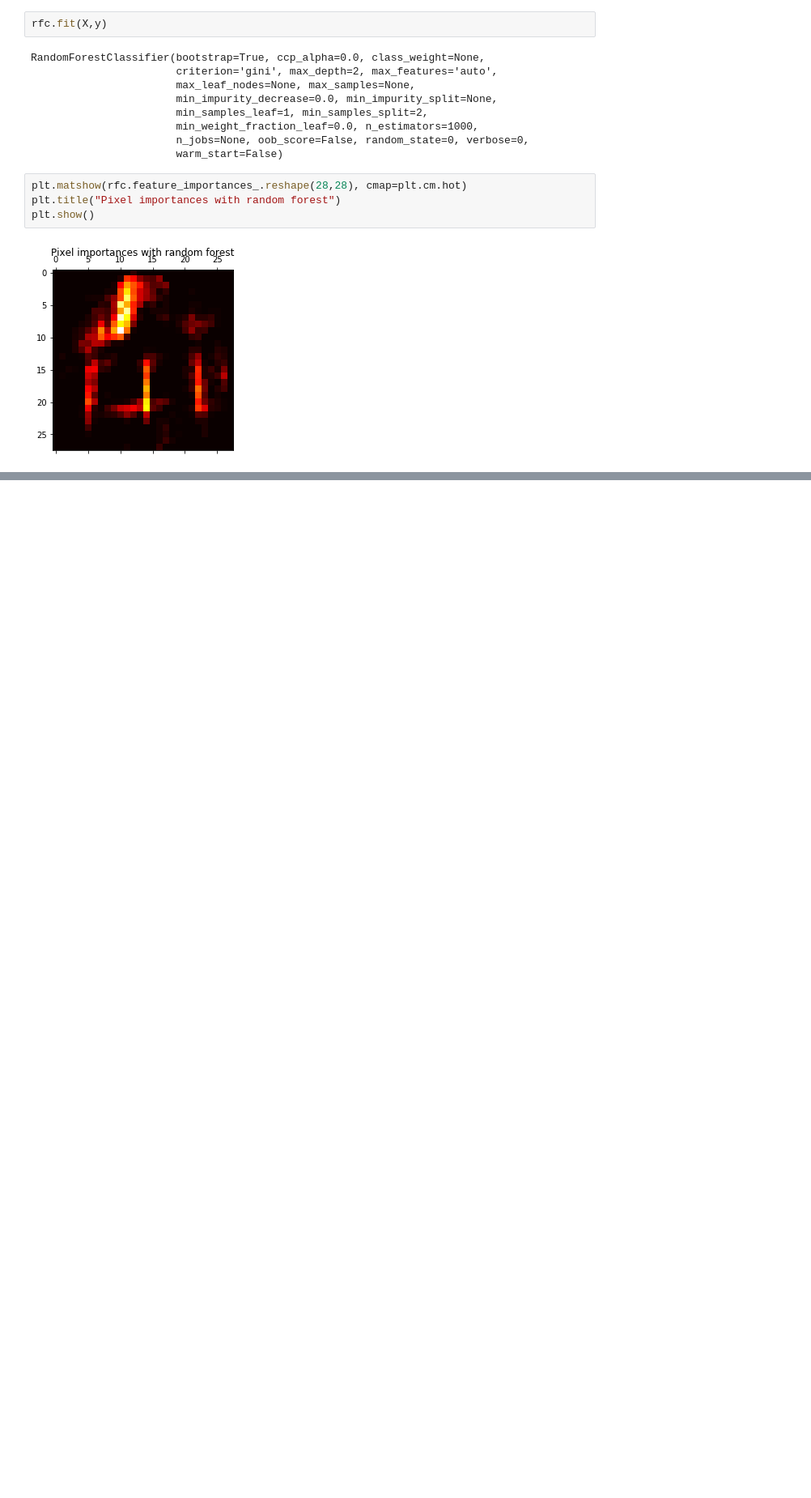
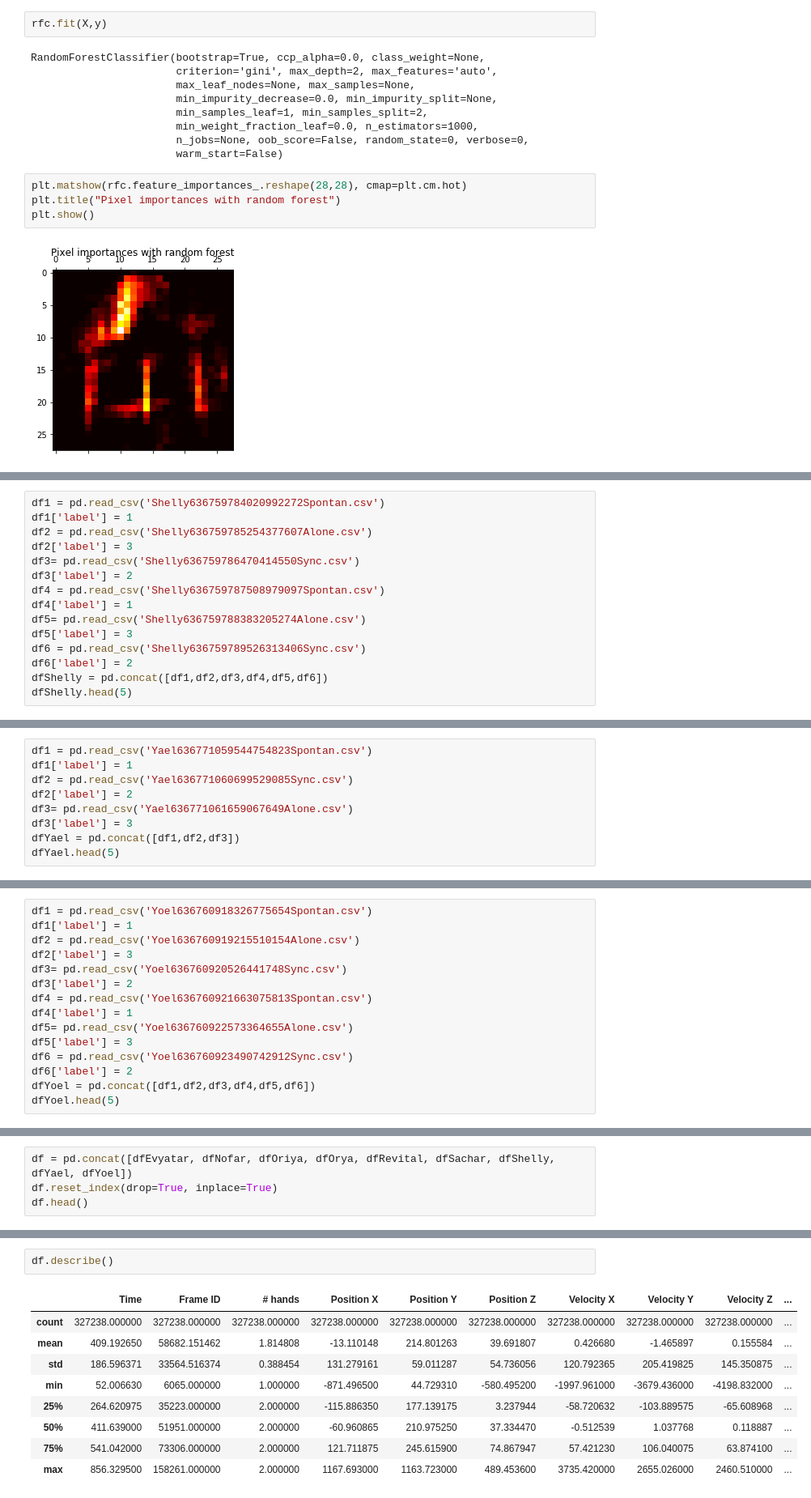
Before and after one commit to RoyGrinboim/data-vizualization-final-project-2, a Jupyter notebook: final project 2.ipynb, the cells around one changed output, grey strips where cells are left out. Shown at 81% size. Cells and saved outputs as stored; diff of their text form; blank space fills up the shorter version.

```diff
--- a/final project 2.ipynb
+++ b/final project 2.ipynb
@@ -208,0 +377,15 @@ f1_score(y_test, y_pred, average='micro')
+# %%
+df1 = pd.read_csv('Shelly636759784020992272Spontan.csv')
+df1['label'] = 1
+df2 = pd.read_csv('Shelly636759785254377607Alone.csv')
+df2['label'] = 3
+df3= pd.read_csv('Shelly636759786470414550Sync.csv')
+df3['label'] = 2
+df4 = pd.read_csv('Shelly636759787508979097Spontan.csv')
+df4['label'] = 1
+df5= pd.read_csv('Shelly636759788383205274Alone.csv')
+df5['label'] = 3
+df6 = pd.read_csv('Shelly636759789526313406Sync.csv')
+df6['label'] = 2
+dfShelly = pd.concat([df1,df2,df3,df4,df5,df6])
+dfShelly.head(5)
@@ -208,0 +400,9 @@ f1_score(y_test, y_pred, average='micro')
+# %%
+df1 = pd.read_csv('Yael636771059544754823Spontan.csv')
+df1['label'] = 1
+df2 = pd.read_csv('Yael636771060699529085Sync.csv')
+df2['label'] = 2
+df3= pd.read_csv('Yael636771061659067649Alone.csv')
+df3['label'] = 3
+dfYael = pd.concat([df1,df2,df3])
+dfYael.head(5)
@@ -208,0 +417,15 @@ f1_score(y_test, y_pred, average='micro')
+# %%
+df1 = pd.read_csv('Yoel636760918326775654Spontan.csv')
+df1['label'] = 1
+df2 = pd.read_csv('Yoel636760919215510154Alone.csv')
+df2['label'] = 3
+df3= pd.read_csv('Yoel636760920526441748Sync.csv')
+df3['label'] = 2
+df4 = pd.read_csv('Yoel636760921663075813Spontan.csv')
+df4['label'] = 1
+df5= pd.read_csv('Yoel636760922573364655Alone.csv')
+df5['label'] = 3
+df6 = pd.read_csv('Yoel636760923490742912Sync.csv')
+df6['label'] = 2
+dfYoel = pd.concat([df1,df2,df3,df4,df5,df6])
+dfYoel.head(5)
@@ -208,0 +440,4 @@ f1_score(y_test, y_pred, average='micro')
+# %%
+df = pd.concat([dfEvyatar, dfNofar, dfOriya, dfOrya, dfRevital, dfSachar, dfShelly, dfYael, dfYoel])
+df.reset_index(drop=True, inplace=True)
+df.head()
@@ -208,0 +472,12 @@ f1_score(y_test, y_pred, average='micro')
+# %%
+df.describe()
+# %% [output]
+|  | Time | Frame ID | # hands | Position X | Position Y | Position Z | Velocity X | Velocity Y | Velocity Z | ... |
+| count | 327238.000000 | 327238.000000 | 327238.000000 | 327238.000000 | 327238.000000 | 327238.000000 | 327238.000000 | 327238.000000 | 327238.000000 | ... |
+| mean | 409.192650 | 58682.151462 | 1.814808 | -13.110148 | 214.801263 | 39.691807 | 0.426680 | -1.465897 | 0.155584 | ... |
+| std | 186.596371 | 33564.516374 | 0.388454 | 131.279161 | 59.011287 | 54.736056 | 120.792365 | 205.419825 | 145.350875 | ... |
+| min | 52.006630 | 6065.000000 | 1.000000 | -871.496500 | 44.729310 | -580.495200 | -1997.961000 | -3679.436000 | -4198.832000 | ... |
+| 25% | 264.620975 | 35223.000000 | 2.000000 | -115.886350 | 177.139175 | 3.237944 | -58.720632 | -103.889575 | -65.608968 | ... |
+| 50% | 411.639000 | 51951.000000 | 2.000000 | -60.960865 | 210.975250 | 37.334470 | -0.512539 | 1.037768 | 0.118887 | ... |
+| 75% | 541.042000 | 73306.000000 | 2.000000 | 121.711875 | 245.615900 | 74.867947 | 57.421230 | 106.040075 | 63.874100 | ... |
+| max | 856.329500 | 158261.000000 | 2.000000 | 1167.693000 | 1163.723000 | 489.453600 | 3735.420000 | 2655.026000 | 2460.510000 | ... |
```
Also changed, not shown: parts of 42 cells of this notebook.
